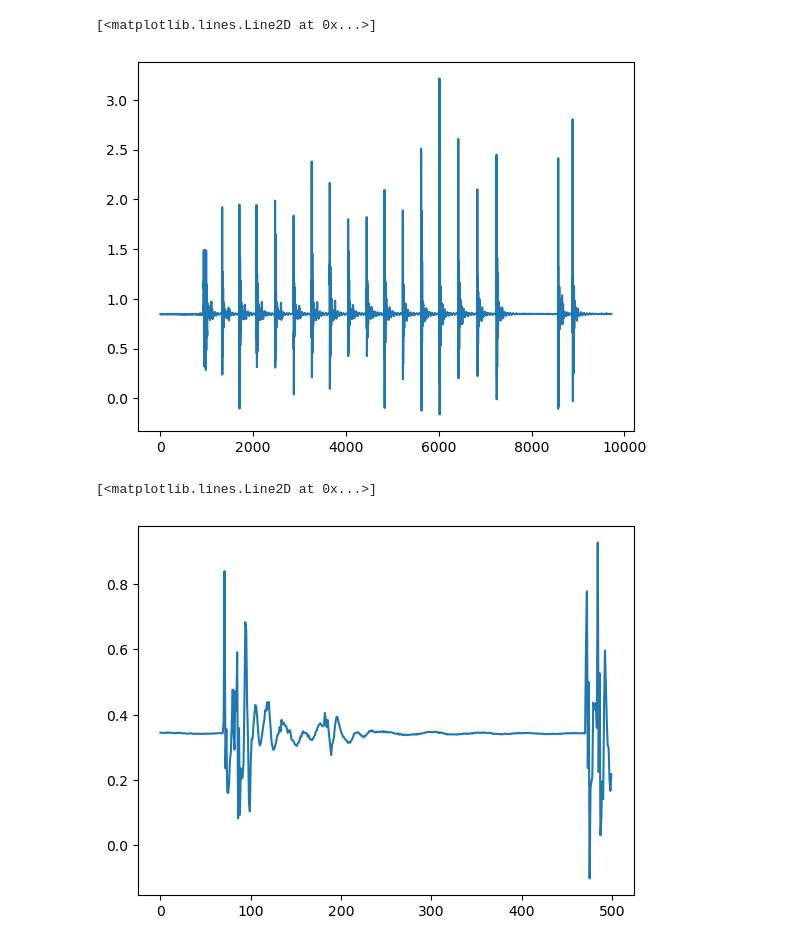
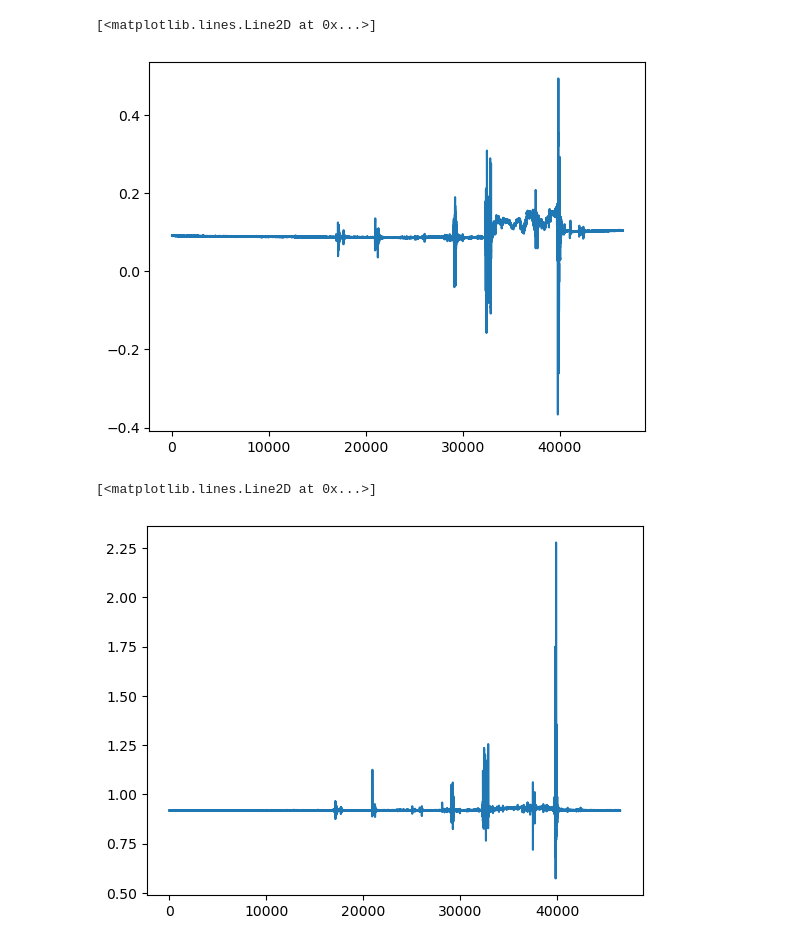
Before and after one commit to cgem-experiment/Accelerometers, a Jupyter notebook: Import_data.ipynb, the cells around one changed output. Saved outputs shown, nothing was run; the diff lists cells and outputs as text; code cells hidden in the pictures.

```diff
--- a/Import_data.ipynb
+++ b/Import_data.ipynb
@@ -52,6 +52,6 @@ def import_24bit_data(fn):
 
     return data_ch0, data_ch1, data_ch2, clock_ticks, times_1, times_2, 1/(np.mean(clock_ticks_diff)/clock_rate)
 # %%
-fn = r"C:\Users\natal\Accelerometer_data\20250711T154121_cgem_accel\20250711T154121_FILE0001_cgem_accel.csv" #replace
+fn = r"C:\Users\natal\Accelerometer_data\20250714T114156_cgem_accel\20250714T114156_FILE0001_cgem_accel.csv" #replace file path
 data_ch0, data_ch1, data_ch2, clock_ticks, times1, times2, mean_freq = import_24bit_data(fn)
 # %% [output]
@@ -62,5 +62,5 @@ MEAN FREQ (Hz): 815.7216198461929
 # %%
-voltage = lambda raw: 10*(raw / (16777215)) - 5
+voltage = lambda raw: 5*(raw / (16777215)) - 2.5
 
 def accel(raw_ch):
     v = voltage(raw_ch)
@@ -157,9 +162,9 @@ plt.plot(accel(data_ch0))
 plt.plot(accel(data_ch1))
 # %% [output]
 [<matplotlib.lines.Line2D at 0x...>]
-[figure, old version]
+[figure, new version]
 # %%
-plt.plot(accel(data_ch2[2000:2500]))
+plt.plot(accel(data_ch2))
 # %% [output]
 [<matplotlib.lines.Line2D at 0x...>]
-[figure, old version]
+[figure, new version]
```
Also changed, not shown: parts of 5 cells of this notebook, 5 other files.
